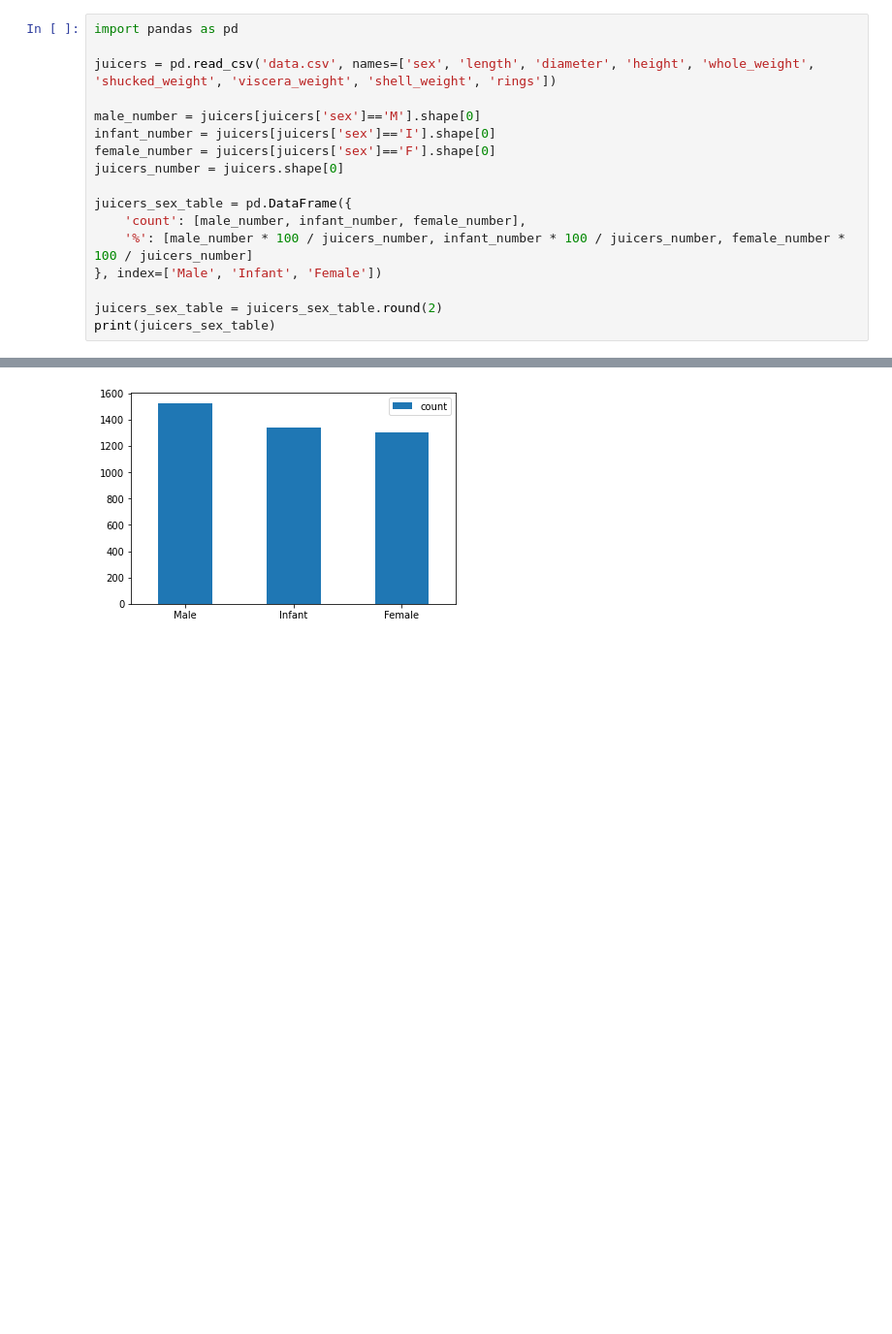
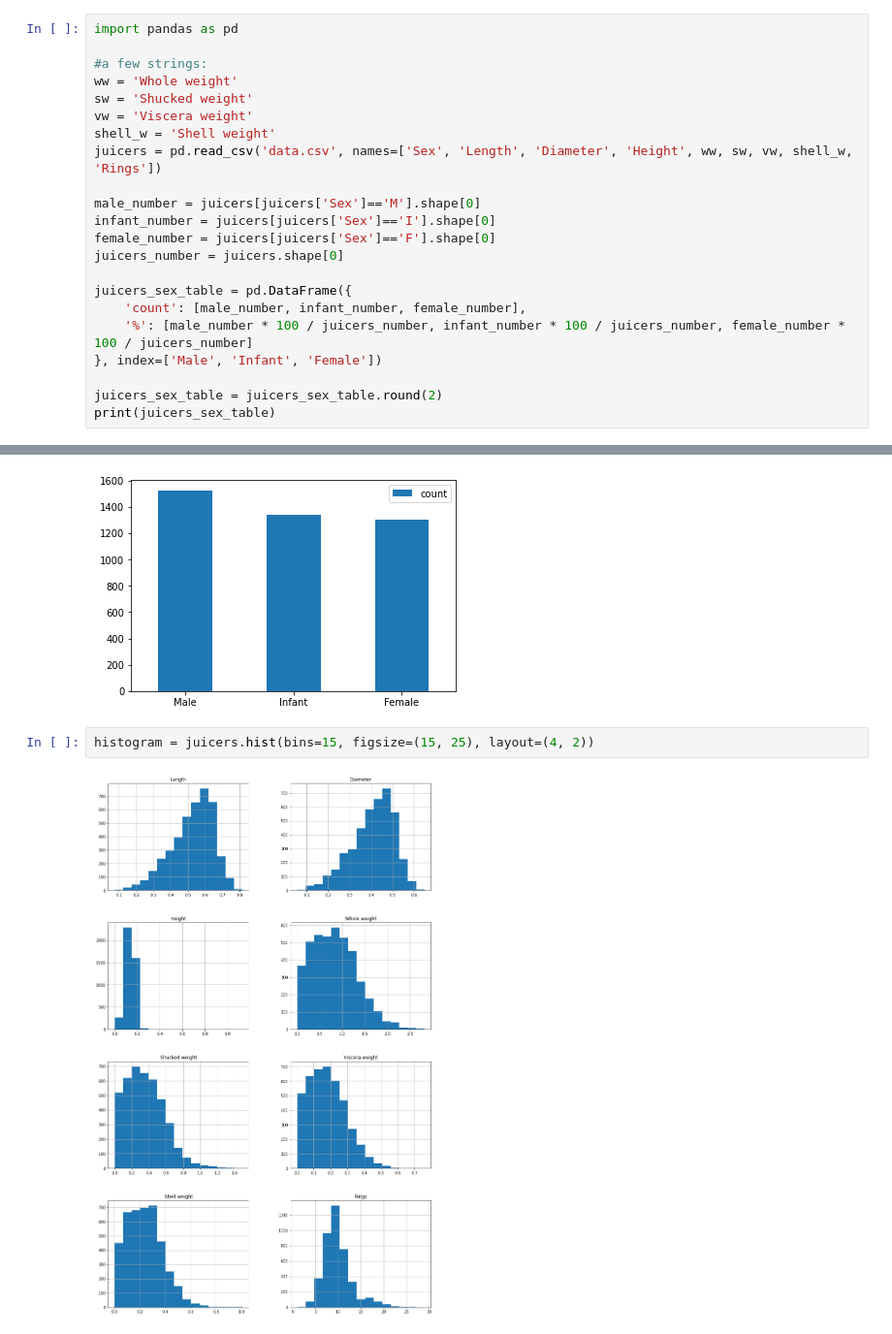
Before and after one commit to szymonwrobel/PythonTask, a Jupyter notebook: Task04/Mark_3.ipynb, the cells around one changed output, grey strips where cells are left out. Shown at 97% size. Cells and saved outputs as stored; diff of their text form; blank space fills up the shorter version.

```diff
--- a/Task04/Mark_3.ipynb
+++ b/Task04/Mark_3.ipynb
@@ -1,11 +1,16 @@
 # %%
 import pandas as pd
 
-juicers = pd.read_csv('data.csv', names=['sex', 'length', 'diameter', 'height', 'whole_weight', 'shucked_weight', 'viscera_weight', 'shell_weight', 'rings'])
+#a few strings:
+ww = 'Whole weight'
+sw = 'Shucked weight'
+vw = 'Viscera weight'
+shell_w = 'Shell weight'
+juicers = pd.read_csv('data.csv', names=['Sex', 'Length', 'Diameter', 'Height', ww, sw, vw, shell_w, 'Rings'])
 
-male_number = juicers[juicers['sex']=='M'].shape[0]
-infant_number = juicers[juicers['sex']=='I'].shape[0]
-female_number = juicers[juicers['sex']=='F'].shape[0]
+male_number = juicers[juicers['Sex']=='M'].shape[0]
+infant_number = juicers[juicers['Sex']=='I'].shape[0]
+female_number = juicers[juicers['Sex']=='F'].shape[0]
 juicers_number = juicers.shape[0]
 
 juicers_sex_table = pd.DataFrame({
@@ -48,3 +53,7 @@ Rings           9.93  3.22  1.00  8.00  9.00  11.00  29.00
 juicers_bar_plot = juicers_sex_table.plot.bar(y='count', rot=0)
 # %% [output]
 [figure]
+# %%
+histogram = juicers.hist(bins=15, figsize=(15, 25), layout=(4, 2))
+# %% [output]
+[figure, added]
```
Also changed, not shown: parts of 1 cell of this notebook.
